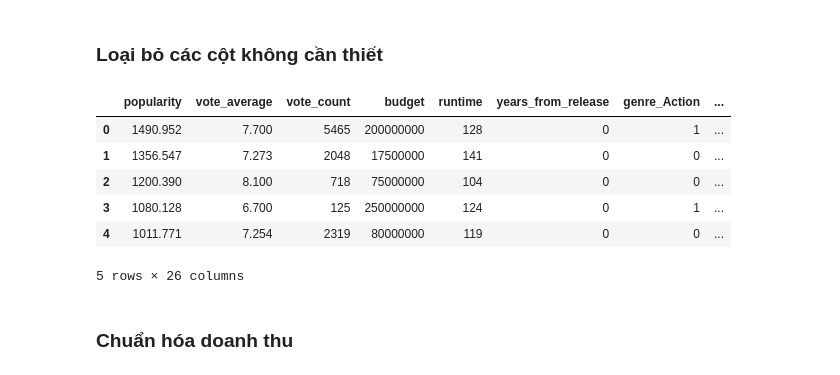
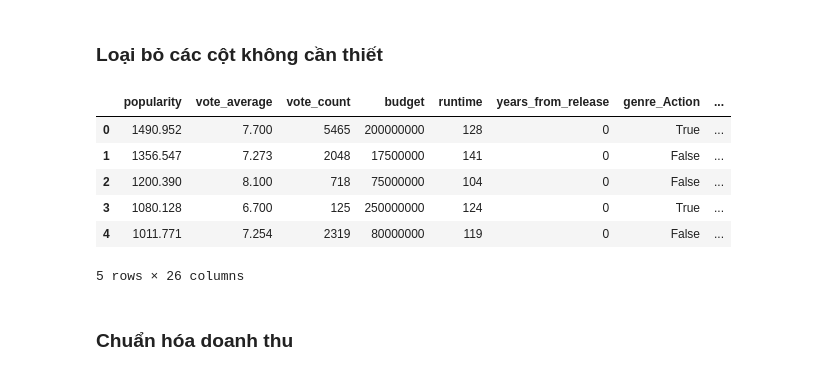
Before and after one commit to minhnhat-nguyen/HCMUS-Movie-Analytics, a Jupyter notebook: notebook/Worldwide_revenue_model.ipynb, the cells around one changed output. Drawn from its saved outputs; the diff is of its cells as text; code cells hidden in the pictures.

```diff
--- a/notebook/Worldwide_revenue_model.ipynb
+++ b/notebook/Worldwide_revenue_model.ipynb
@@ -34,24 +95,24 @@ raw_data.head()
 # %%
 genre_columns = [col for col in raw_data.columns if col.startswith('genre_')]
 
-for col in genre_columns:
-    raw_data[col] = raw_data[col].astype(int)
+# for col in genre_columns:
+#     raw_data[col] = raw_data[col].astype(int)
 
 numerical_data = raw_data.drop(columns=[
     'title',
     'imdb_id',
     'domestic',
     'international'
 ])
 
 numerical_data.head()
 # %% [output]
 |  | popularity | vote_average | vote_count | budget | runtime | years_from_release | genre_Action | ... |
-| 0 | 1490.952 | 7.700 | 5465 | 200000000 | 128 | 0 | 1 | ... |
-| 1 | 1356.547 | 7.273 | 2048 | 17500000 | 141 | 0 | 0 | ... |
-| 2 | 1200.390 | 8.100 | 718 | 75000000 | 104 | 0 | 0 | ... |
-| 3 | 1080.128 | 6.700 | 125 | 250000000 | 124 | 0 | 1 | ... |
-| 4 | 1011.771 | 7.254 | 2319 | 80000000 | 119 | 0 | 0 | ... |
+| 0 | 1490.952 | 7.700 | 5465 | 200000000 | 128 | 0 | True | ... |
+| 1 | 1356.547 | 7.273 | 2048 | 17500000 | 141 | 0 | False | ... |
+| 2 | 1200.390 | 8.100 | 718 | 75000000 | 104 | 0 | False | ... |
+| 3 | 1080.128 | 6.700 | 125 | 250000000 | 124 | 0 | True | ... |
+| 4 | 1011.771 | 7.254 | 2319 | 80000000 | 119 | 0 | False | ... |
 5 rows × 26 columns
 # %% [markdown]
 ### Chuẩn hóa doanh thu
```
Also changed, not shown: parts of 4 cells of this notebook.
